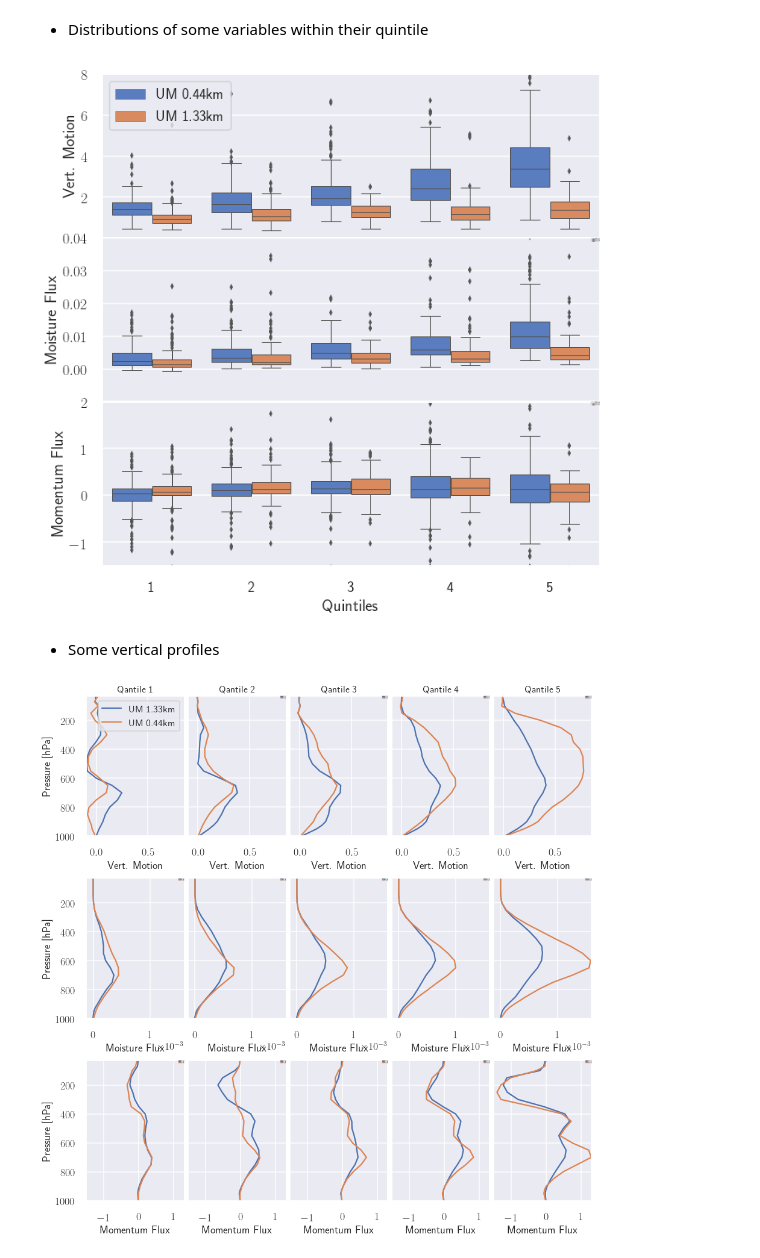
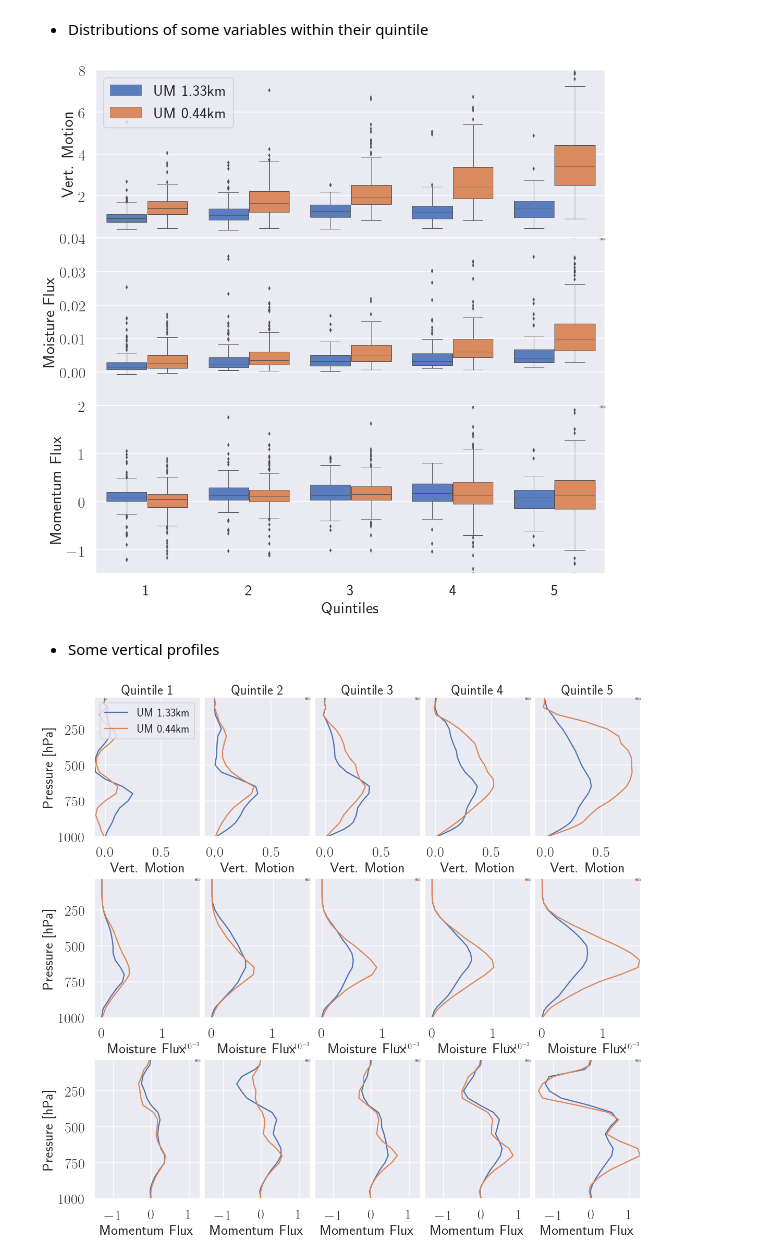
Before and after one commit to antarcticrainforest/RainfallExtremes, a Jupyter notebook: python/AnalyseTrcks.ipynb, the cells around one changed output. Saved outputs shown, nothing was run; the diff lists cells and outputs as text; code cells hidden in the pictures.

```diff
--- a/python/AnalyseTrcks.ipynb
+++ b/python/AnalyseTrcks.ipynb
@@ -830,7 +828,7 @@ from TintTrack import cold_pool_grids, creat_tracks
 from mpl_toolkits.basemap import cm
 import time as tt
 first = True
-fig=plt.figure(figsize=(10,5))
+fig=plt.figure(figsize=(15,7))
 ax = fig.add_subplot(111)
 
 first = True
@@ -852,7 +850,7 @@ for s in slices:
         if first:
             #ary=np.ma.masked_less(-data['data'][0], -1.5).filled(-1.5)
             im = m.pcolormesh(lon, lat, -data['data'][0], vmax=-0.03, vmin=-1.5, cmap=cmap, shading='gouraud')
-            cbar = m.colorbar(im, location='bottom')
+            #cbar = m.colorbar(im, location='bottom')
             cbar.set_label('$\\theta_p$ field pertubation', fontsize=fontsize)
             m.drawcoastlines(linewidth=0.3)
             first = False
@@ -910,7 +908,7 @@ sns.set_style("darkgrid", {'axes.grid':True, 'ticks':True})
 sns.set_context('talk')
 variables=dict(cp_mean=('Strength [K]', 2), cp_area=('Area [km$^2$]', 200),
                cp_dur=('Lifetime [min]', 120))
-fig = plt.figure(figsize=(10,10))
+fig = plt.figure(figsize=(15,15))
 fig.subplots_adjust(right=0.94, bottom=0.15, top=0.98,left=0.1, hspace=0, wspace=0)
 i = 0
 for y, prop in variables.items():
@@ -943,7 +941,7 @@ for y, prop in variables.items():
 #Get Storm properties
 storm_prop = {'omega': [], 'momflux': [], 'moistflux': [], 'bflux': [], 'uid': [], 'run': [], 'precip': [],
               'quant': [], 'ens':[], 'cloud_z' :[], 'q': [], 'ctt':[], 'mfluxdiv':[]}
-lookup = {'UM044':'UM 0.44km', 'UM133':'UM 1.33km'}
+lookup = {'UM133':'UM 1.33km', 'UM044':'UM 0.44km'}
 z=np.linspace(5, 9000, 22)
 plev = (800, 600)
 for ens in ensembles:
@@ -1022,7 +1020,7 @@ variables=dict(omega=('Vert. Motion', (0, 7)), moistflux=('Moisture Flux', (-0.0
                momflux=('Momentum Flux', (-1.5, 1.5)))#, mfluxdiv=('Moist. Flux. Conv', (-5, 10)))
 
                #cloud_w=('Cloud Water', (0,0.005)))
-fig = plt.figure(figsize=(10,10))
+fig = plt.figure(figsize=(15,15))
 fig.subplots_adjust(right=0.94, bottom=0.15, top=0.98,left=0.1, hspace=0, wspace=0)
 i = 0
 for y, prop in variables.items():
@@ -1043,11 +1041,11 @@ for y, prop in variables.items():
     ax.set_xlabel('Quintiles', fontsize=fontsize)
     ax.set_ylabel(label, fontsize=fontsize)
 # %% [output]
-[figure, old version]
+[figure, new version]
 # %% [markdown]
 * Some vertical profiles
 # %%
-fig = plt.figure(figsize=(12,12))
+fig = plt.figure(figsize=(15,15))
 from matplotlib.ticker import Formatter
 
 from scipy import interpolate
@@ -1060,34 +1058,34 @@ for x, prop in variables.items():
     label, xlim = prop
     npl = len(list(variables.keys()))
 
     for ii in range(1, 6):
         i += 1
         ax = fig.add_subplot(npl,5,i)
         for ff, fluxes in enumerate((fluxes133, fluxes044)):
             flux = fluxes[x][ii]
             f = interpolate.interp1d(P, flux, kind='slinear')
             #xx = f(y)
             y = P
             xx = flux
             ax.plot(xx, y, label=('UM 1.33km', 'UM 0.44km')[ff])
             ax.set_ylim(max(y), min(y))
             ax.set_xlim(*xlim)
             if ii == 1:
                 ax.set_ylabel('Pressure [hPa]', fontsize=fontsize-2)
             else:
                 ax.yaxis.set_ticklabels([])
             if i == 1:
-                 ax.legend(loc=1, fontsize=fontsize-4)
+                 ax.legend(loc=1, fontsize=fontsize-8)
             else:
                 ax.legend(loc=1, fontsize=1)
             ax.set_xlabel(label, fontsize=fontsize-2)
             ax.tick_params(labelsize=fontsize-2)
             ax.ticklabel_format(axis='x', style='sci')
             if i < 6:
-                ax.set_title('Qantile  %i'%ii, fontsize=fontsize-4)
+                ax.set_title('Quintile  %i'%ii, fontsize=fontsize-4)
             #ax.xaxis.set_major_formatter('%.1E')
             #ax.ticklabel_format(style='sci', axis='x')
             ax.xaxis.major.formatter.set_powerlimits((0,0))
-fig.subplots_adjust(right=0.98, bottom=0.02, top=0.99, left=0.01, hspace=0.3, wspace=0.04)
+fig.subplots_adjust(right=0.98, bottom=0.1, top=0.99, left=0.01, hspace=0.3, wspace=0.04)
 # %% [output]
-[figure, old version]
+[figure, new version]
```
Also changed, not shown: parts of 8 cells of this notebook, 2 other files.
